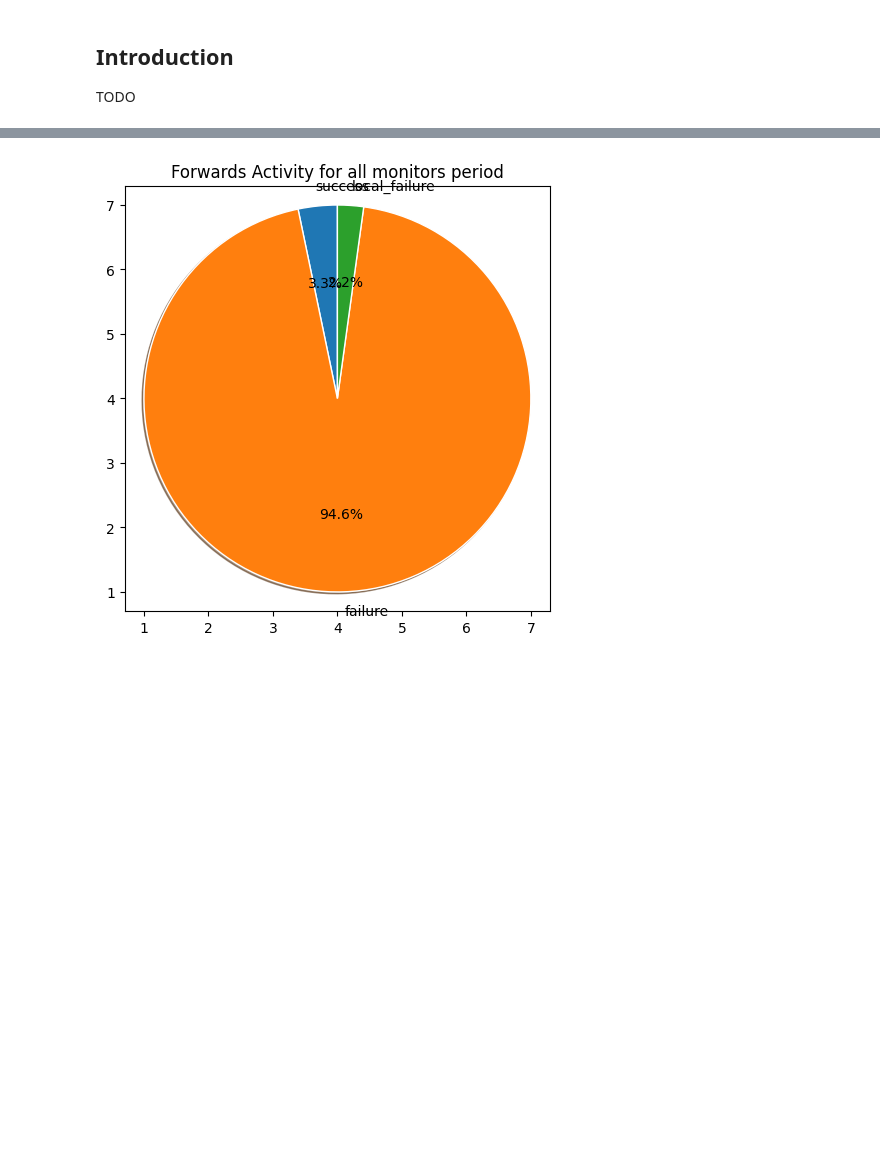
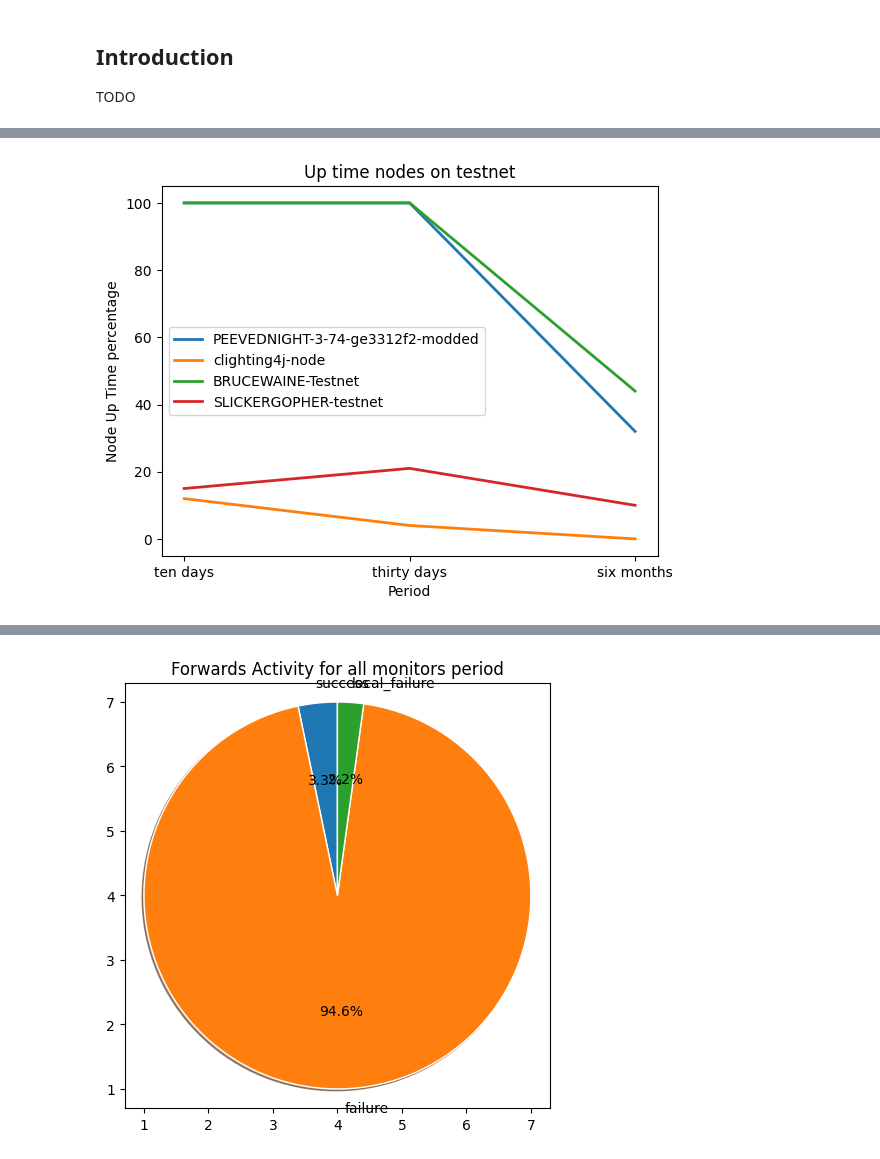
Before and after one commit to LNOpenMetrics/local-reputation-analysis, a Jupyter notebook: LN_Metrics_Chart.ipynb, the cells around one changed output, grey strips where cells are left out. Drawn from its saved outputs; the diff is of its cells as text; code cells hidden in the pictures; blank space fills up the shorter version.

```diff
--- a/LN_Metrics_Chart.ipynb
+++ b/LN_Metrics_Chart.ipynb
@@ -32,3 +33,7 @@ maker.show_uptime_nodes("bitcoin")
+# %%
+maker.show_uptime_nodes("testnet")
+# %% [output]
+[figure, added]
 # %%
 maker.show_forwards_activity_node("bitcoin", "024b9a1fa8e006f1e3937f65f66c408e6da8e1ca728ea43222a7381df1cc449605")
 # %% [output]
```
Also changed, not shown: parts of 15 cells of this notebook, 1 other file.
